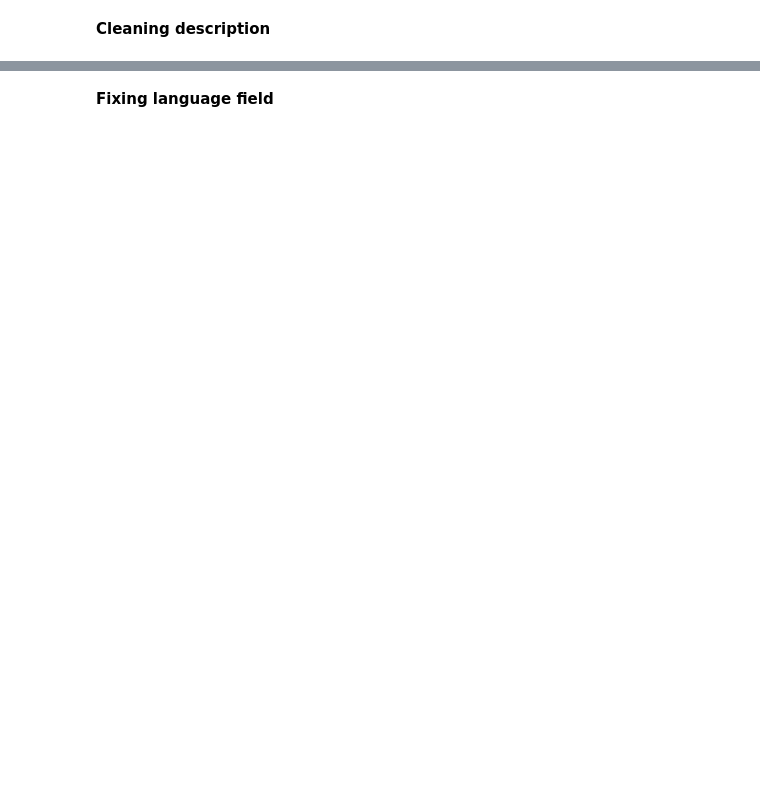
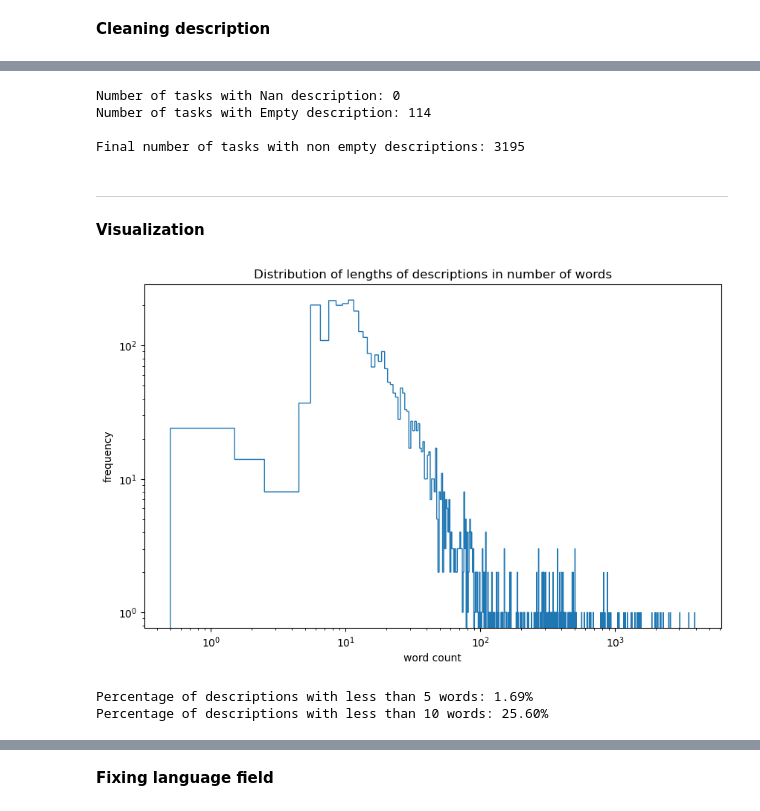
Before and after one commit to ghalifaten/master_thesis, a Jupyter notebook: 1a_cleaning_open_tasks.ipynb, the cells around one changed output, grey strips where cells are left out. Saved outputs shown, nothing was run; the diff lists cells and outputs as text; code cells hidden in the pictures; blank space fills up the shorter version.

```diff
--- a/1a_cleaning_open_tasks.ipynb
+++ b/1a_cleaning_open_tasks.ipynb
@@ -136,0 +101,19 @@ df_open_tasks = df_open_tasks[df_open_tasks["word_count"] > 4]
+# %%
+df_open_tasks["description"] = df_open_tasks["description"].apply(
+    lambda text: BeautifulSoup(str(text), 'html.parser').get_text(separator=" ", strip=True).strip())
+
+print("Number of tasks with Nan description: {}".format(len(df_open_tasks) - len(df_open_tasks.dropna(subset=["description"]))))
+print("Number of tasks with Empty description: {}".format(len(df_open_tasks[df_open_tasks["description"] == ""])))
+
+#Remove empty descriptions
+df_open_tasks = df_open_tasks[df_open_tasks["description"] != ""]
+print(f"\nFinal number of tasks with non empty descriptions: {len(df_open_tasks)}")
+# %% [output]
+Number of tasks with Nan description: 0
+Number of tasks with Empty description: 114
+
+Final number of tasks with non empty descriptions: 3195
+# %% [markdown]
+<hr>
+# %% [markdown]
+**Visualization**
@@ -137 +122,22 @@ df_open_tasks = df_open_tasks[df_open_tasks["word_count"] > 4]
+# %%
+# Word count
+df_open_tasks["word_count"] = df_open_tasks["description"].apply(lambda s: len(s.split()))
+
+fig, ax = plt.subplots(1, 1, figsize=(10, 6))
+word_count = df_open_tasks["word_count"].to_list()
+plt.hist(word_count, bins=np.arange(max(word_count)+2)-0.5, histtype='step')
+ax.set_yscale("log")
+ax.set_xscale("log")
+ax.set_title("Distribution of lengths of descriptions in number of words")
+ax.set_xlabel("word count")
+ax.set_ylabel("frequency")
+plt.show()
+# %% [output]
+[figure, added]
+# %%
+print("Percentage of descriptions with less than 5 words: {:.2f}%".format(len(df_open_tasks[df_open_tasks["word_count"] < 5]) / len(df_open_tasks) * 100))
+print("Percentage of descriptions with less than 10 words: {:.2f}%".format(len(df_open_tasks[df_open_tasks["word_count"] < 10]) / len(df_open_tasks) * 100))
+# %% [output]
+Percentage of descriptions with less than 5 words: 1.69%
+Percentage of descriptions with less than 10 words: 25.60%
 # %%
```
Also changed, not shown: parts of 54 cells of this notebook.
